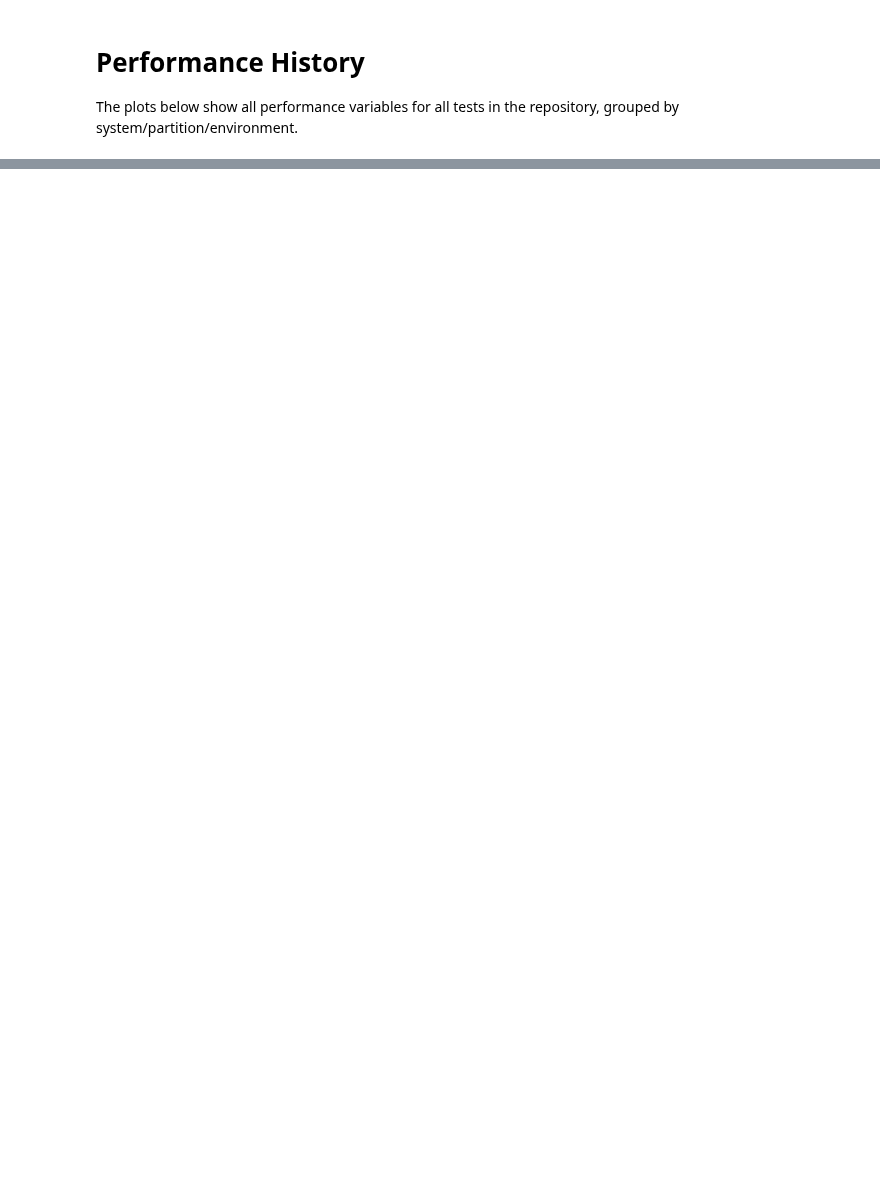
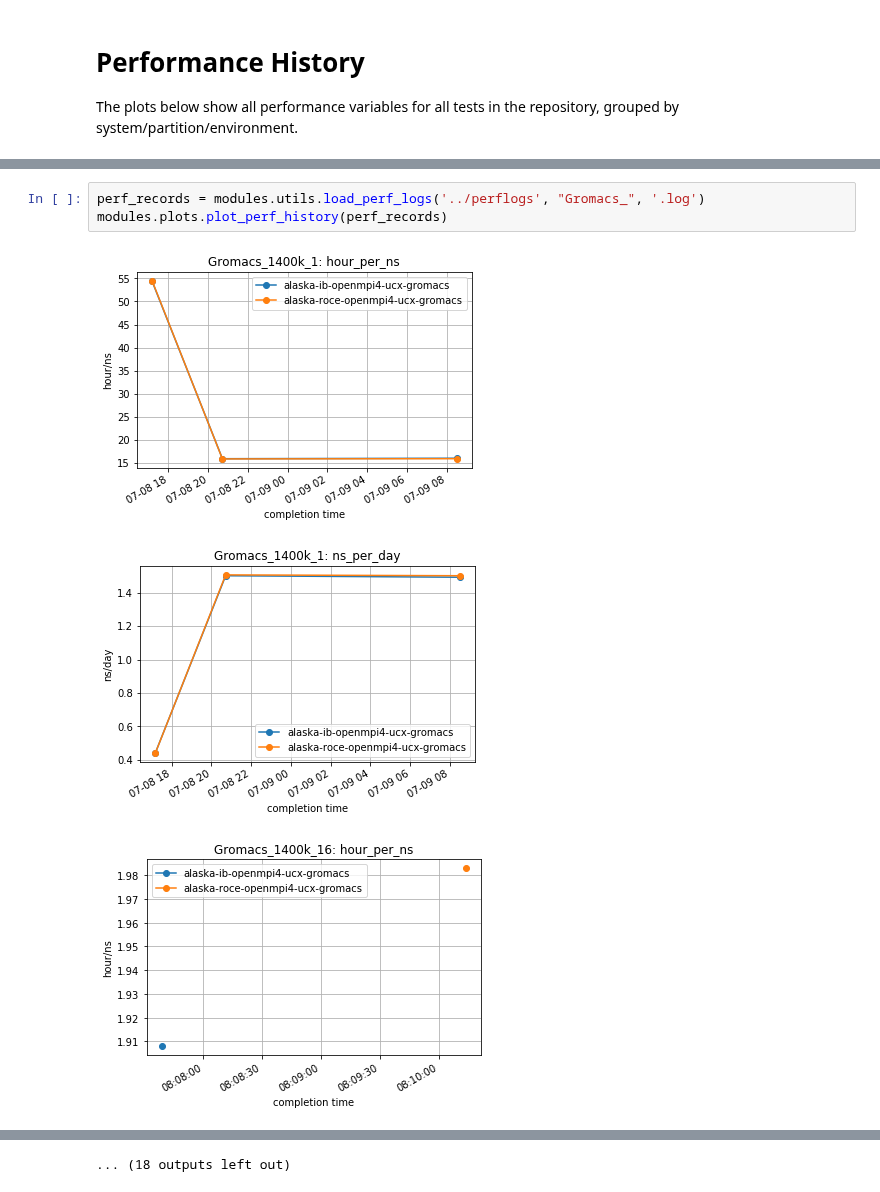
Before and after one commit to ukri-excalibur/excalibur-tests, a Jupyter notebook: gromacs/Gromacs.ipynb, the cells around one changed output, grey strips where cells are left out. Saved outputs shown, nothing was run; the diff lists cells and outputs as text; blank space fills up the shorter version.

```diff
--- a/gromacs/Gromacs.ipynb
+++ b/gromacs/Gromacs.ipynb
@@ -103,0 +71,7 @@ modules.plots.plot_perf_history(perf_records)
+# %%
+perf_records = modules.utils.load_perf_logs('../perflogs', "Gromacs_", '.log')
+modules.plots.plot_perf_history(perf_records)
+# %% [output]
+[figure, added]
+[figure, added]
+[figure, added]
@@ -103,0 +87 @@ modules.plots.plot_perf_history(perf_records)
+... (18 outputs left out)
```
Also changed, not shown: parts of 6 cells of this notebook.
